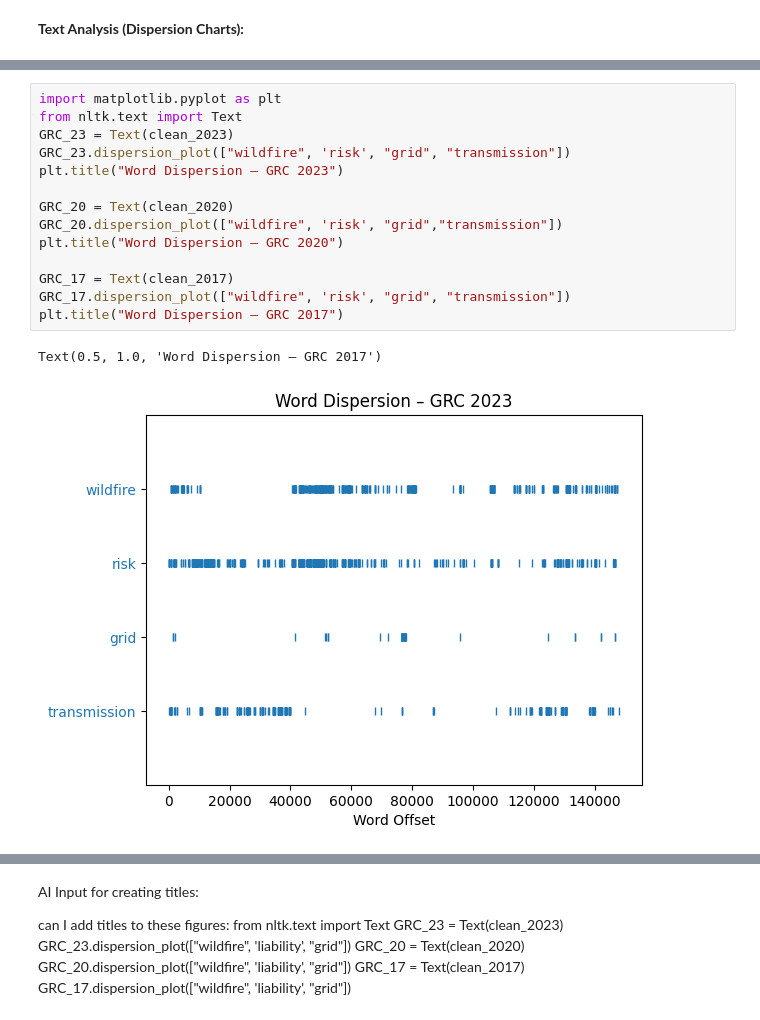
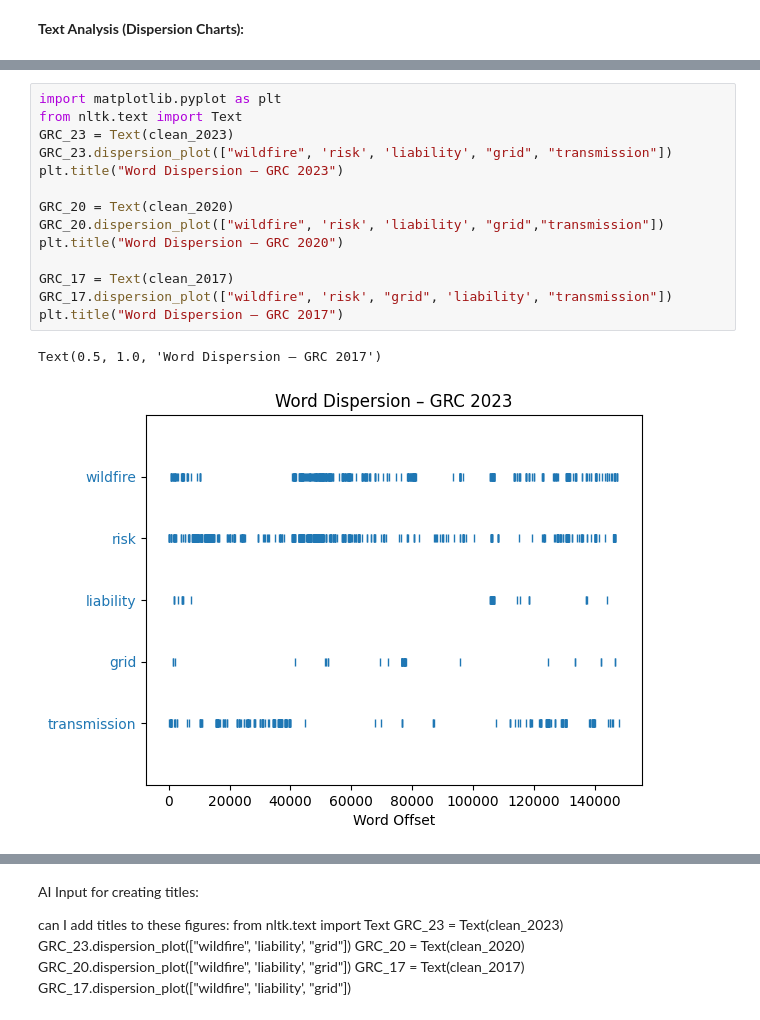
Before and after one commit to ellenwang995/final_project, a Jupyter notebook: PythonFinalAssignment_Draft.ipynb, the cells around one changed output, grey strips where cells are left out. Cells and saved outputs as stored; diff of their text form.

```diff
--- a/PythonFinalAssignment_Draft.ipynb
+++ b/PythonFinalAssignment_Draft.ipynb
@@ -860,17 +860,17 @@ commission   415
 # %%
 import matplotlib.pyplot as plt
 from nltk.text import Text
 GRC_23 = Text(clean_2023)
-GRC_23.dispersion_plot(["wildfire", 'risk', "grid", "transmission"])
+GRC_23.dispersion_plot(["wildfire", 'risk', 'liability', "grid", "transmission"])
 plt.title("Word Dispersion – GRC 2023")
 
 GRC_20 = Text(clean_2020)
-GRC_20.dispersion_plot(["wildfire", 'risk', "grid","transmission"])
+GRC_20.dispersion_plot(["wildfire", 'risk', 'liability', "grid","transmission"])
 plt.title("Word Dispersion – GRC 2020")
 
 GRC_17 = Text(clean_2017)
-GRC_17.dispersion_plot(["wildfire", 'risk', "grid", "transmission"])
+GRC_17.dispersion_plot(["wildfire", 'risk', "grid", 'liability', "transmission"])
 plt.title("Word Dispersion – GRC 2017")
 # %% [output]
 Text(0.5, 1.0, 'Word Dispersion – GRC 2017')
-[figure, old version]
+[figure, new version]
```
Also changed, not shown: parts of 4 cells of this notebook.
